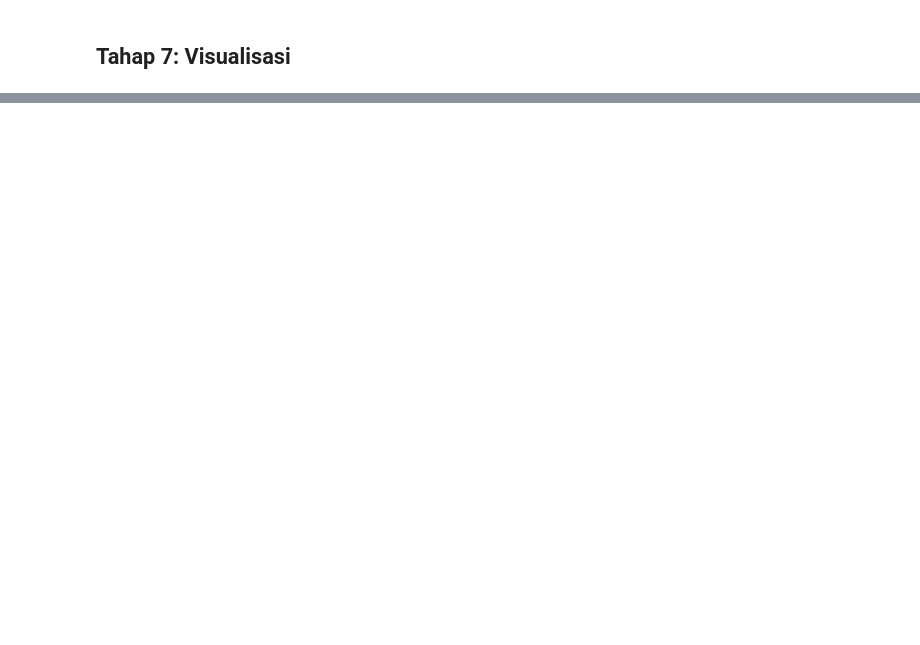
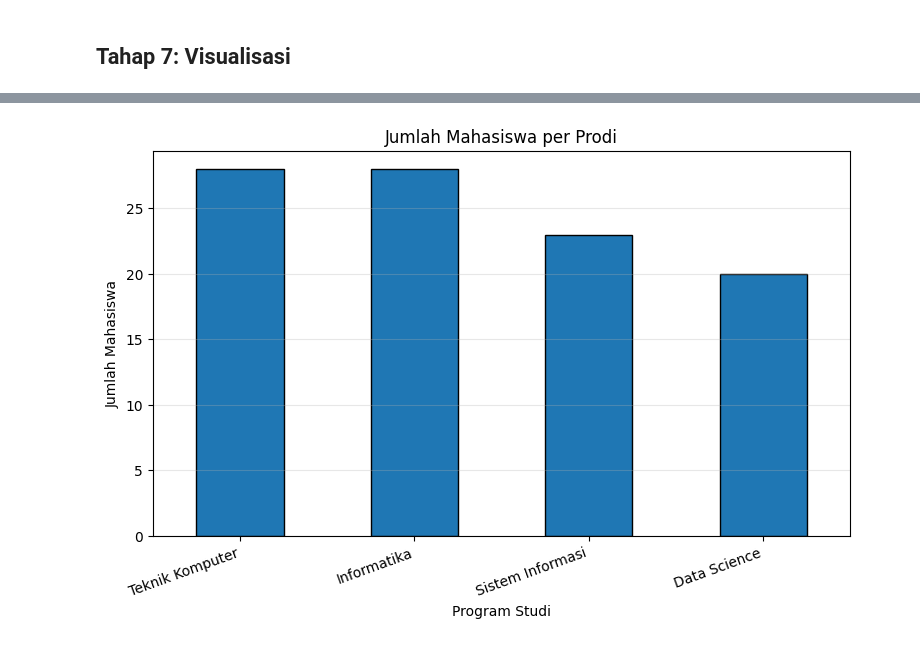
Before and after one commit to kairish33-sys/Tugas-Data-Preprocessing, a Jupyter notebook: Tugas1_Preprocessing_Mahasiswa.ipynb, the cells around one changed output, grey strips where cells are left out. Saved outputs shown, nothing was run; the diff lists cells and outputs as text; code cells hidden in the pictures; blank space fills up the shorter version.

```diff
--- a/Tugas1_Preprocessing_Mahasiswa.ipynb
+++ b/Tugas1_Preprocessing_Mahasiswa.ipynb
@@ -29,7 +72,0 @@ Kolom numerik `Umur` dan `Nilai_Akhir` diimputasi menggunakan median. Median dip
-# %%
-for col in ['Nilai_Akhir', 'Umur']:
-    if col in df.columns and pd.api.types.is_numeric_dtype(df[col]):
-        df[col] = df[col].fillna(df[col].median())
-
-print('Missing values setelah imputasi:')
-print(df[['Nilai_Akhir', 'Umur']].isnull().sum())
@@ -90,0 +177,12 @@ Dataset telah melalui tahapan preprocessing berupa pemeriksaan awal, imputasi mi
+# %%
+prodi_counts = df["Prodi"].value_counts()
+plt.figure(figsize=(9,5))
+prodi_counts.plot(kind="bar", edgecolor="black")
+plt.title("Jumlah Mahasiswa per Prodi")
+plt.xlabel("Program Studi")
+plt.ylabel("Jumlah Mahasiswa")
+plt.xticks(rotation=20, ha="right")
+plt.grid(axis="y", alpha=0.3)
+plt.show()
+# %% [output]
+[figure, added]
```
Also changed, not shown: parts of 17 cells of this notebook.
